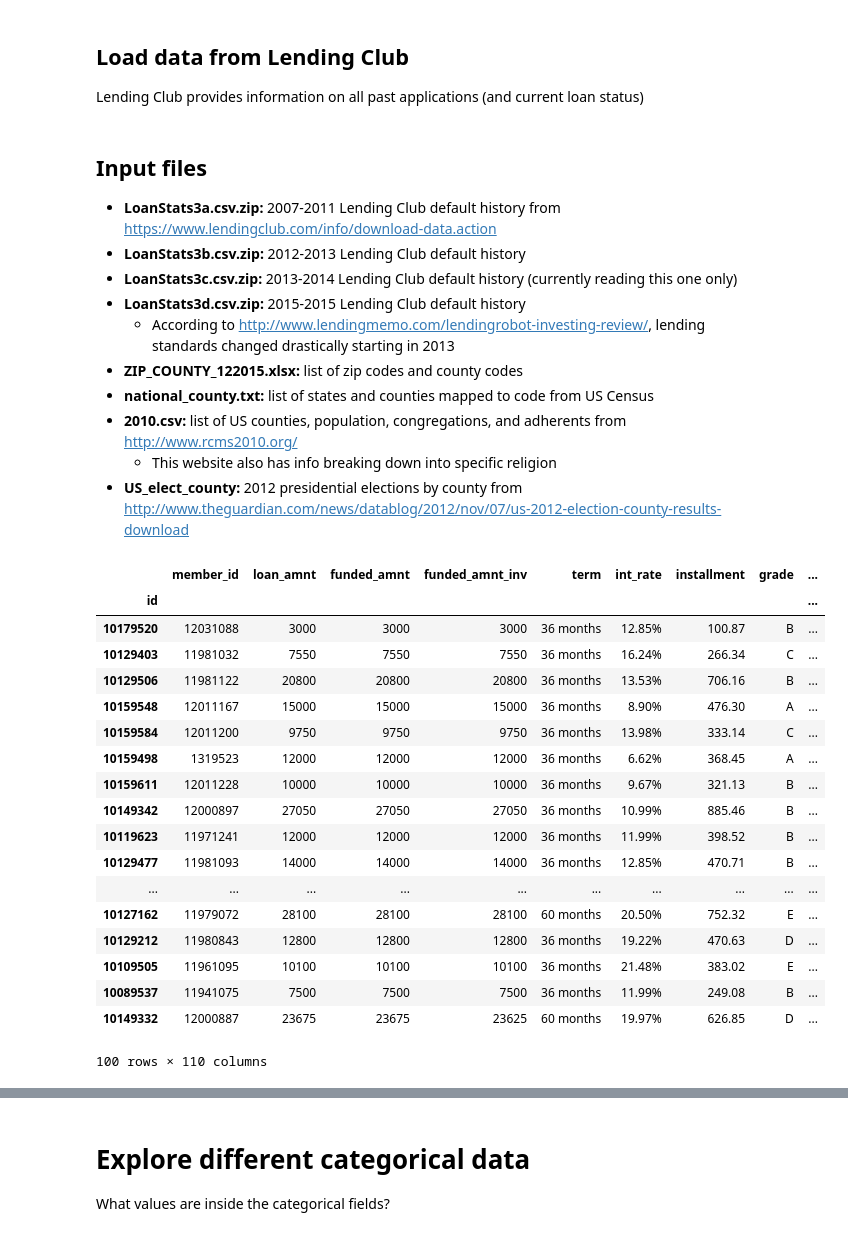
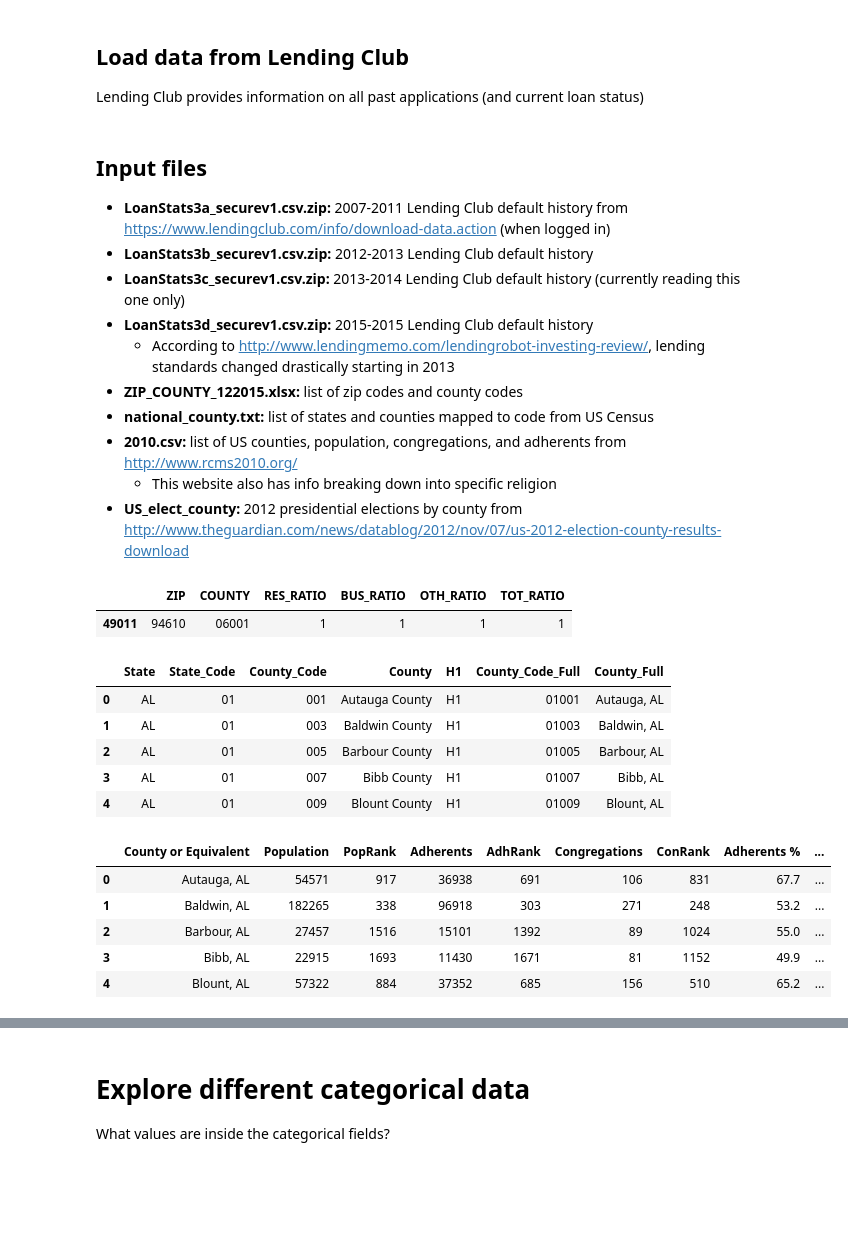
Before and after one commit to mschoeffler1/ds_portfolio, a Jupyter notebook: lending_club/LendingClub.ipynb, the cells around one changed output, grey strips where cells are left out. Cells and saved outputs as stored; diff of their text form; code cells hidden in the pictures; blank space fills up the shorter version.

```diff
--- a/lending_club/LendingClub.ipynb
+++ b/lending_club/LendingClub.ipynb
@@ -56,41 +60,57 @@ This study has focused on a methodology for answering sociological questions and
 Lending Club provides information on all past applications (and current loan status)
 # %% [markdown]
 ## Input files
-- **LoanStats3a.csv.zip:** 2007-2011 Lending Club default history from https://www.lendingclub.com/info/download-data.action
-- **LoanStats3b.csv.zip:** 2012-2013 Lending Club default history
-- **LoanStats3c.csv.zip:** 2013-2014 Lending Club default history (currently reading this one only)
-- **LoanStats3d.csv.zip:** 2015-2015 Lending Club default history
+- **LoanStats3a_securev1.csv.zip:** 2007-2011 Lending Club default history from https://www.lendingclub.com/info/download-data.action (when logged in)
+- **LoanStats3b_securev1.csv.zip:** 2012-2013 Lending Club default history
+- **LoanStats3c_securev1.csv.zip:** 2013-2014 Lending Club default history (currently reading this one only)
+- **LoanStats3d_securev1.csv.zip:** 2015-2015 Lending Club default history
   - According to http://www.lendingmemo.com/lendingrobot-investing-review/, lending standards changed drastically starting in 2013
 - **ZIP_COUNTY_122015.xlsx:** list of zip codes and county codes
 - **national_county.txt:** list of states and counties mapped to code from US Census
 - **2010.csv:** list of US counties, population, congregations, and adherents from http://www.rcms2010.org/
   - This website also has info breaking down into specific religion
 - **US_elect_county:** 2012 presidential elections by county from http://www.theguardian.com/news/datablog/2012/nov/07/us-2012-election-county-results-download
+# %%
+import pandas as pd
+pd.set_option('display.max_columns', 100)
+%matplotlib inline
+# map zip codes to county codes
+zip_counties = pd.read_excel('ZIP_COUNTY_122015.xlsx', skiprows = 0, header = 0)
+zip_counties['COUNTY'] = zip_counties['COUNTY'].astype(str).str.zfill(5)
+zip_counties['ZIP'] = zip_counties['ZIP'].astype(str).str.zfill(5)
+zip_counties.sample()
+# %% [output]
+|  | ZIP | COUNTY | RES_RATIO | BUS_RATIO | OTH_RATIO | TOT_RATIO |
+| 49011 | 94610 | 06001 | 1 | 1 | 1 | 1 |
+# %%
+import pandas as pd
+pd.set_option('display.max_columns', 100)
+%matplotlib inline
+# map county codes to county names
+national_county = pd.read_csv('national_county.txt',
+    names=['State', 'State_Code', 'County_Code', 'County', 'H1'], dtype={1: str, 2: str})
+# combine into needed fields
+national_county['County_Code_Full'] = national_county['State_Code'] + national_county['County_Code']
+national_county['County_Full'] = national_county['County'].str[:-7] + ', ' + national_county['State']
+national_county.head()
+# %% [output]
+|  | State | State_Code | County_Code | County | H1 | County_Code_Full | County_Full |
+| 0 | AL | 01 | 001 | Autauga County | H1 | 01001 | Autauga, AL |
+| 1 | AL | 01 | 003 | Baldwin County | H1 | 01003 | Baldwin, AL |
+| 2 | AL | 01 | 005 | Barbour County | H1 | 01005 | Barbour, AL |
+| 3 | AL | 01 | 007 | Bibb County | H1 | 01007 | Bibb, AL |
+| 4 | AL | 01 | 009 | Blount County | H1 | 01009 | Blount, AL |
 # %%
 import pandas as pd
 pd.set_option('display.max_columns', 100)
 %matplotlib inline
-# 2012-2013 loan data - files are available from deeper history
-# had to unzip file first
-past_loans = pd.read_csv('LoanStats3b.csv', header = 1, index_col=0)
-past_loans.head(100)
+# map county names to religious adherents
+religion = pd.read_csv('2010.csv', skiprows = 2, header = 1)
+religion.head()
 # %% [output]
-|  | member_id | loan_amnt | funded_amnt | funded_amnt_inv | term | int_rate | installment | grade | ... |
-| id |  |  |  |  |  |  |  |  | ... |
-| 10179520 | 12031088 | 3000 | 3000 | 3000 | 36 months | 12.85% | 100.87 | B | ... |
-| 10129403 | 11981032 | 7550 | 7550 | 7550 | 36 months | 16.24% | 266.34 | C | ... |
-| 10129506 | 11981122 | 20800 | 20800 | 20800 | 36 months | 13.53% | 706.16 | B | ... |
-| 10159548 | 12011167 | 15000 | 15000 | 15000 | 36 months | 8.90% | 476.30 | A | ... |
-| 10159584 | 12011200 | 9750 | 9750 | 9750 | 36 months | 13.98% | 333.14 | C | ... |
-| 10159498 | 1319523 | 12000 | 12000 | 12000 | 36 months | 6.62% | 368.45 | A | ... |
-| 10159611 | 12011228 | 10000 | 10000 | 10000 | 36 months | 9.67% | 321.13 | B | ... |
-| 10149342 | 12000897 | 27050 | 27050 | 27050 | 36 months | 10.99% | 885.46 | B | ... |
-| 10119623 | 11971241 | 12000 | 12000 | 12000 | 36 months | 11.99% | 398.52 | B | ... |
-| 10129477 | 11981093 | 14000 | 14000 | 14000 | 36 months | 12.85% | 470.71 | B | ... |
-| ... | ... | ... | ... | ... | ... | ... | ... | ... | ... |
-| 10127162 | 11979072 | 28100 | 28100 | 28100 | 60 months | 20.50% | 752.32 | E | ... |
-| 10129212 | 11980843 | 12800 | 12800 | 12800 | 36 months | 19.22% | 470.63 | D | ... |
-| 10109505 | 11961095 | 10100 | 10100 | 10100 | 36 months | 21.48% | 383.02 | E | ... |
-| 10089537 | 11941075 | 7500 | 7500 | 7500 | 36 months | 11.99% | 249.08 | B | ... |
-| 10149332 | 12000887 | 23675 | 23675 | 23625 | 60 months | 19.97% | 626.85 | D | ... |
+|  | County or Equivalent | Population | PopRank | Adherents | AdhRank | Congregations | ConRank | Adherents % | ... |
+| 0 | Autauga, AL | 54571 | 917 | 36938 | 691 | 106 | 831 | 67.7 | ... |
+| 1 | Baldwin, AL | 182265 | 338 | 96918 | 303 | 271 | 248 | 53.2 | ... |
+| 2 | Barbour, AL | 27457 | 1516 | 15101 | 1392 | 89 | 1024 | 55.0 | ... |
+| 3 | Bibb, AL | 22915 | 1693 | 11430 | 1671 | 81 | 1152 | 49.9 | ... |
+| 4 | Blount, AL | 57322 | 884 | 37352 | 685 | 156 | 510 | 65.2 | ... |
-100 rows × 110 columns
```
Also changed, not shown: parts of 47 cells of this notebook.
